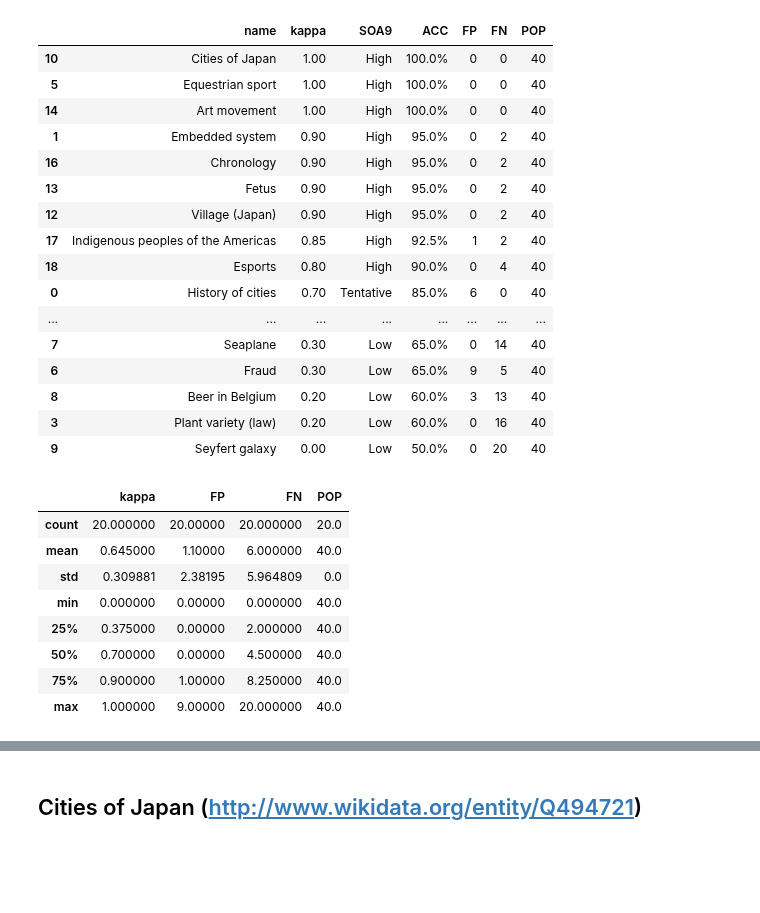
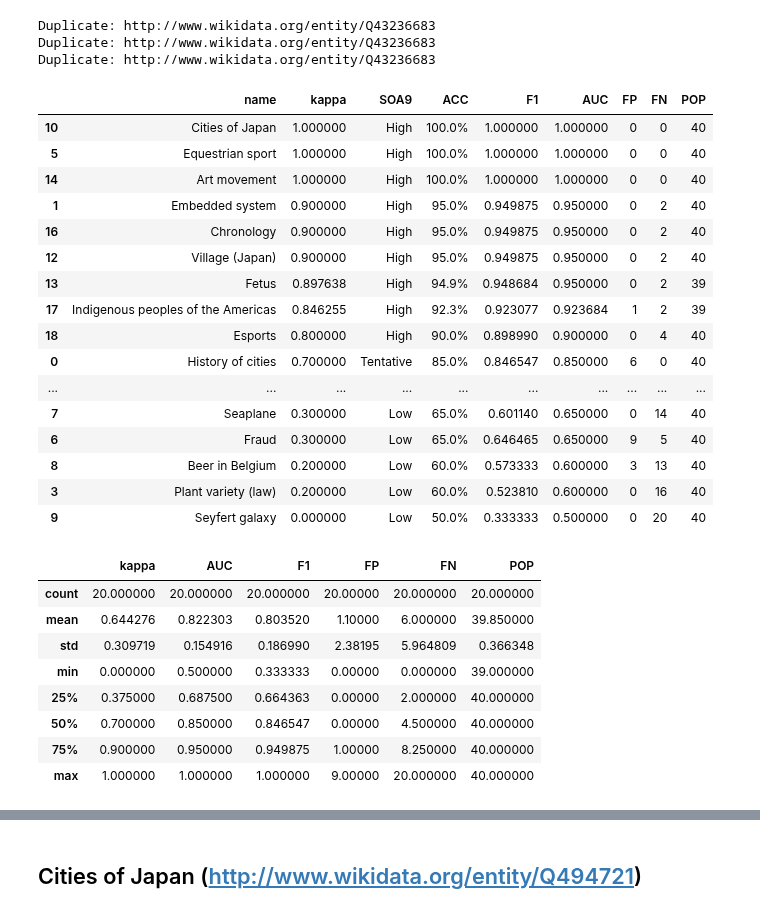
Before and after one commit to bradleypallen/conceptual-engineering-using-llms, a Jupyter notebook: analysis/wd_experiment_v4_error_analysis.ipynb, the cells around one changed output, grey strips where cells are left out. Saved outputs shown, nothing was run; the diff lists cells and outputs as text; code cells hidden in the pictures; blank space fills up the shorter version.

```diff
--- a/analysis/wd_experiment_v4_error_analysis.ipynb
+++ b/analysis/wd_experiment_v4_error_analysis.ipynb
@@ -26,50 +26,70 @@ def display_experiment(experiment):
         display(df_fn_styler)
 # %%
 experiments = [ experiment for experiment in json.load(open('../experiments/wd_gpt-4_serialization_from_wikidata_results.json', 'r')) if "confusion_matrix" in experiment ]
+# %%
+for experiment in experiments:
+    ids = {}
+    data = []
+    for entity in experiment["data"]:
+        if entity['id'] in ids:
+            print("Duplicate:", entity['id'])
+        else:
+            ids[entity['id']] = 1
+            data.append(entity)
+    experiment["data"] = data
+    df_results = pd.DataFrame.from_records(data)
+    cm = pycm.ConfusionMatrix(df_results["actual"].tolist(), df_results["predicted"].tolist(), digit=2, classes=[ 'positive', 'negative' ])
+    experiment["confusion_matrix"] = cm.matrix
+# %% [output]
+Duplicate: http://www.wikidata.org/entity/Q43236683
+Duplicate: http://www.wikidata.org/entity/Q43236683
+Duplicate: http://www.wikidata.org/entity/Q43236683
 # %%
 experiment_df = pd.DataFrame.from_records([
     {
         "name": experiment["concept"]['label'],
         "kappa": pycm.ConfusionMatrix(matrix=experiment["confusion_matrix"]).Kappa,
         "SOA9": pycm.ConfusionMatrix(matrix=experiment["confusion_matrix"]).SOA9,
         "ACC": f'{pycm.ConfusionMatrix(matrix=experiment["confusion_matrix"]).Overall_ACC:.1%}',
+        "AUC": pycm.ConfusionMatrix(matrix=experiment["confusion_matrix"]).AUC['positive'],
+        "F1": pycm.ConfusionMatrix(matrix=experiment["confusion_matrix"]).F1_Macro,
         "FP": pycm.ConfusionMatrix(matrix=experiment["confusion_matrix"]).FP["positive"],
         "FN": pycm.ConfusionMatrix(matrix=experiment["confusion_matrix"]).FN["positive"],
         "POP": pycm.ConfusionMatrix(matrix=experiment["confusion_matrix"]).POP["positive"],
         "experiment": experiment,
     }
     for experiment in experiments ]).sort_values("kappa", ascending=False)
-experiment_df[["name", "kappa", "SOA9", "ACC", "FP", "FN", "POP"]]
+experiment_df[["name", "kappa", "SOA9", "ACC", "F1", "AUC", "FP", "FN", "POP"]]
 # %% [output]
-|  | name | kappa | SOA9 | ACC | FP | FN | POP |
-| 10 | Cities of Japan | 1.00 | High | 100.0% | 0 | 0 | 40 |
-| 5 | Equestrian sport | 1.00 | High | 100.0% | 0 | 0 | 40 |
-| 14 | Art movement | 1.00 | High | 100.0% | 0 | 0 | 40 |
-| 1 | Embedded system | 0.90 | High | 95.0% | 0 | 2 | 40 |
-| 16 | Chronology | 0.90 | High | 95.0% | 0 | 2 | 40 |
-| 13 | Fetus | 0.90 | High | 95.0% | 0 | 2 | 40 |
-| 12 | Village (Japan) | 0.90 | High | 95.0% | 0 | 2 | 40 |
-| 17 | Indigenous peoples of the Americas | 0.85 | High | 92.5% | 1 | 2 | 40 |
-| 18 | Esports | 0.80 | High | 90.0% | 0 | 4 | 40 |
-| 0 | History of cities | 0.70 | Tentative | 85.0% | 6 | 0 | 40 |
-| ... | ... | ... | ... | ... | ... | ... | ... |
-| 7 | Seaplane | 0.30 | Low | 65.0% | 0 | 14 | 40 |
-| 6 | Fraud | 0.30 | Low | 65.0% | 9 | 5 | 40 |
-| 8 | Beer in Belgium | 0.20 | Low | 60.0% | 3 | 13 | 40 |
-| 3 | Plant variety (law) | 0.20 | Low | 60.0% | 0 | 16 | 40 |
-| 9 | Seyfert galaxy | 0.00 | Low | 50.0% | 0 | 20 | 40 |
+|  | name | kappa | SOA9 | ACC | F1 | AUC | FP | FN | POP |
+| 10 | Cities of Japan | 1.000000 | High | 100.0% | 1.000000 | 1.000000 | 0 | 0 | 40 |
+| 5 | Equestrian sport | 1.000000 | High | 100.0% | 1.000000 | 1.000000 | 0 | 0 | 40 |
+| 14 | Art movement | 1.000000 | High | 100.0% | 1.000000 | 1.000000 | 0 | 0 | 40 |
+| 1 | Embedded system | 0.900000 | High | 95.0% | 0.949875 | 0.950000 | 0 | 2 | 40 |
+| 16 | Chronology | 0.900000 | High | 95.0% | 0.949875 | 0.950000 | 0 | 2 | 40 |
+| 12 | Village (Japan) | 0.900000 | High | 95.0% | 0.949875 | 0.950000 | 0 | 2 | 40 |
+| 13 | Fetus | 0.897638 | High | 94.9% | 0.948684 | 0.950000 | 0 | 2 | 39 |
+| 17 | Indigenous peoples of the Americas | 0.846255 | High | 92.3% | 0.923077 | 0.923684 | 1 | 2 | 39 |
+| 18 | Esports | 0.800000 | High | 90.0% | 0.898990 | 0.900000 | 0 | 4 | 40 |
+| 0 | History of cities | 0.700000 | Tentative | 85.0% | 0.846547 | 0.850000 | 6 | 0 | 40 |
+| ... | ... | ... | ... | ... | ... | ... | ... | ... | ... |
+| 7 | Seaplane | 0.300000 | Low | 65.0% | 0.601140 | 0.650000 | 0 | 14 | 40 |
+| 6 | Fraud | 0.300000 | Low | 65.0% | 0.646465 | 0.650000 | 9 | 5 | 40 |
+| 8 | Beer in Belgium | 0.200000 | Low | 60.0% | 0.573333 | 0.600000 | 3 | 13 | 40 |
+| 3 | Plant variety (law) | 0.200000 | Low | 60.0% | 0.523810 | 0.600000 | 0 | 16 | 40 |
+| 9 | Seyfert galaxy | 0.000000 | Low | 50.0% | 0.333333 | 0.500000 | 0 | 20 | 40 |
 # %%
 experiment_df.describe()
 # %% [output]
-|  | kappa | FP | FN | POP |
-| count | 20.000000 | 20.00000 | 20.000000 | 20.0 |
-| mean | 0.645000 | 1.10000 | 6.000000 | 40.0 |
-| std | 0.309881 | 2.38195 | 5.964809 | 0.0 |
-| min | 0.000000 | 0.00000 | 0.000000 | 40.0 |
-| 25% | 0.375000 | 0.00000 | 2.000000 | 40.0 |
-| 50% | 0.700000 | 0.00000 | 4.500000 | 40.0 |
-| 75% | 0.900000 | 1.00000 | 8.250000 | 40.0 |
-| max | 1.000000 | 9.00000 | 20.000000 | 40.0 |
+|  | kappa | AUC | F1 | FP | FN | POP |
+| count | 20.000000 | 20.000000 | 20.000000 | 20.00000 | 20.000000 | 20.000000 |
+| mean | 0.644276 | 0.822303 | 0.803520 | 1.10000 | 6.000000 | 39.850000 |
+| std | 0.309719 | 0.154916 | 0.186990 | 2.38195 | 5.964809 | 0.366348 |
+| min | 0.000000 | 0.500000 | 0.333333 | 0.00000 | 0.000000 | 39.000000 |
+| 25% | 0.375000 | 0.687500 | 0.664363 | 0.00000 | 2.000000 | 40.000000 |
+| 50% | 0.700000 | 0.850000 | 0.846547 | 0.00000 | 4.500000 | 40.000000 |
+| 75% | 0.900000 | 0.950000 | 0.949875 | 1.00000 | 8.250000 | 40.000000 |
+| max | 1.000000 | 1.000000 | 1.000000 | 9.00000 | 20.000000 | 40.000000 |
 # %%
 fig = plt.figure(figsize=(20,14))
 gs = fig.add_gridspec(4, 5, hspace=0.5)
```
Also changed, not shown: parts of 1 cell of this notebook, 4 other files.
